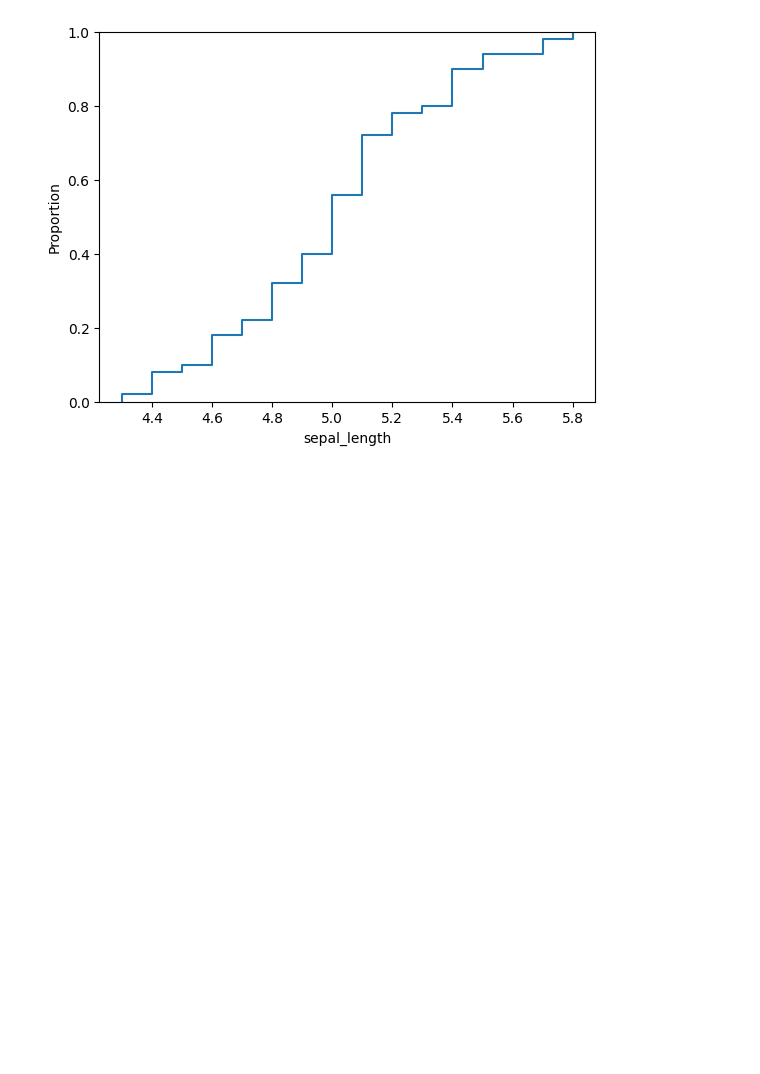
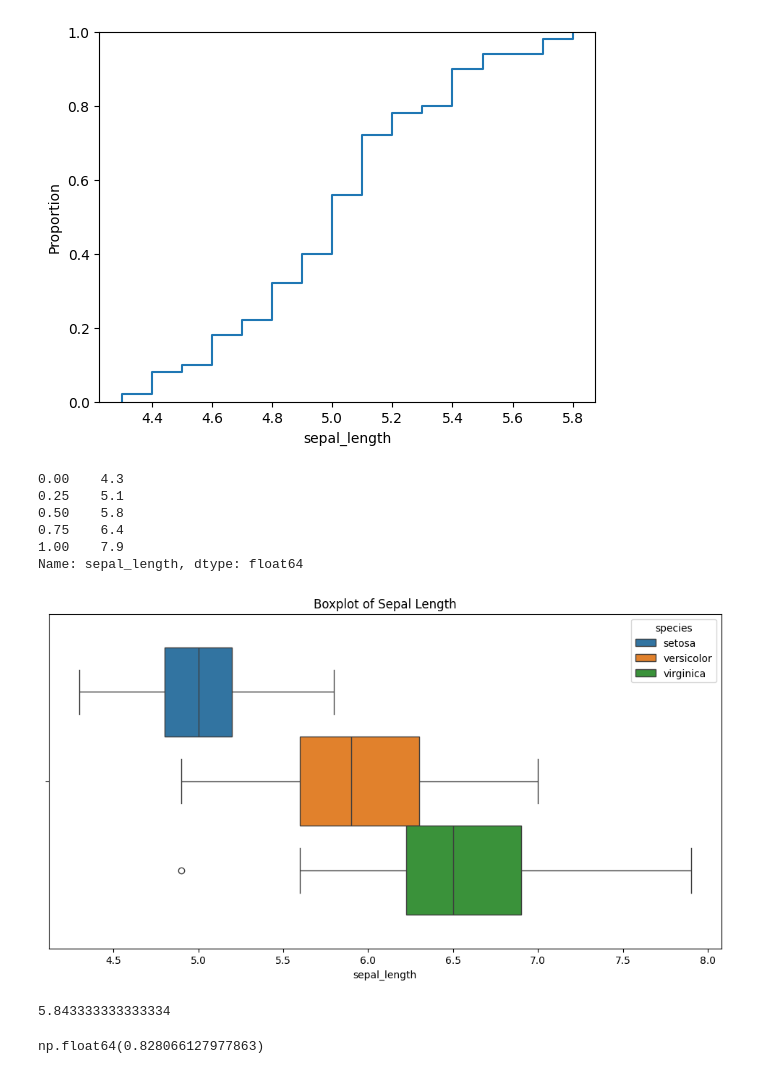
Before and after one commit to rahul8879/AI_ML_SATHISH, a Jupyter notebook: 03_eda.ipynb, the cells around one changed output. Cells and saved outputs as stored; diff of their text form; code cells hidden in the pictures; blank space fills up the shorter version.

```diff
--- a/03_eda.ipynb
+++ b/03_eda.ipynb
@@ -90,3 +90,27 @@ sns.ecdfplot(iris_setosa['sepal_length'], label='setosa')
 # %% [output]
 <Axes: xlabel='sepal_length', ylabel='Proportion'>
 [figure]
+# %%
+# boxplot
+# lets compute 0th, 25th, 50th, 75th, and 100th percentiles
+percentiles = data['sepal_length'].quantile([0, 0.25, 0.5, 0.75, 1])
+print(percentiles)
+
+plt.figure(figsize=(12,6))
+sns.boxplot(data=data, x='sepal_length',hue='species')
+plt.title('Boxplot of Sepal Length')
+plt.show()
+# %% [output]
+0.00    4.3
+0.25    5.1
+0.50    5.8
+0.75    6.4
+1.00    7.9
+Name: sepal_length, dtype: float64
+[figure, added]
+# %%
+print(data['sepal_length'].mean())
+data['sepal_length'].std()
+# %% [output]
+5.843333333333334
+np.float64(0.828066127977863)
```
Also changed, not shown: parts of 3 cells of this notebook.
